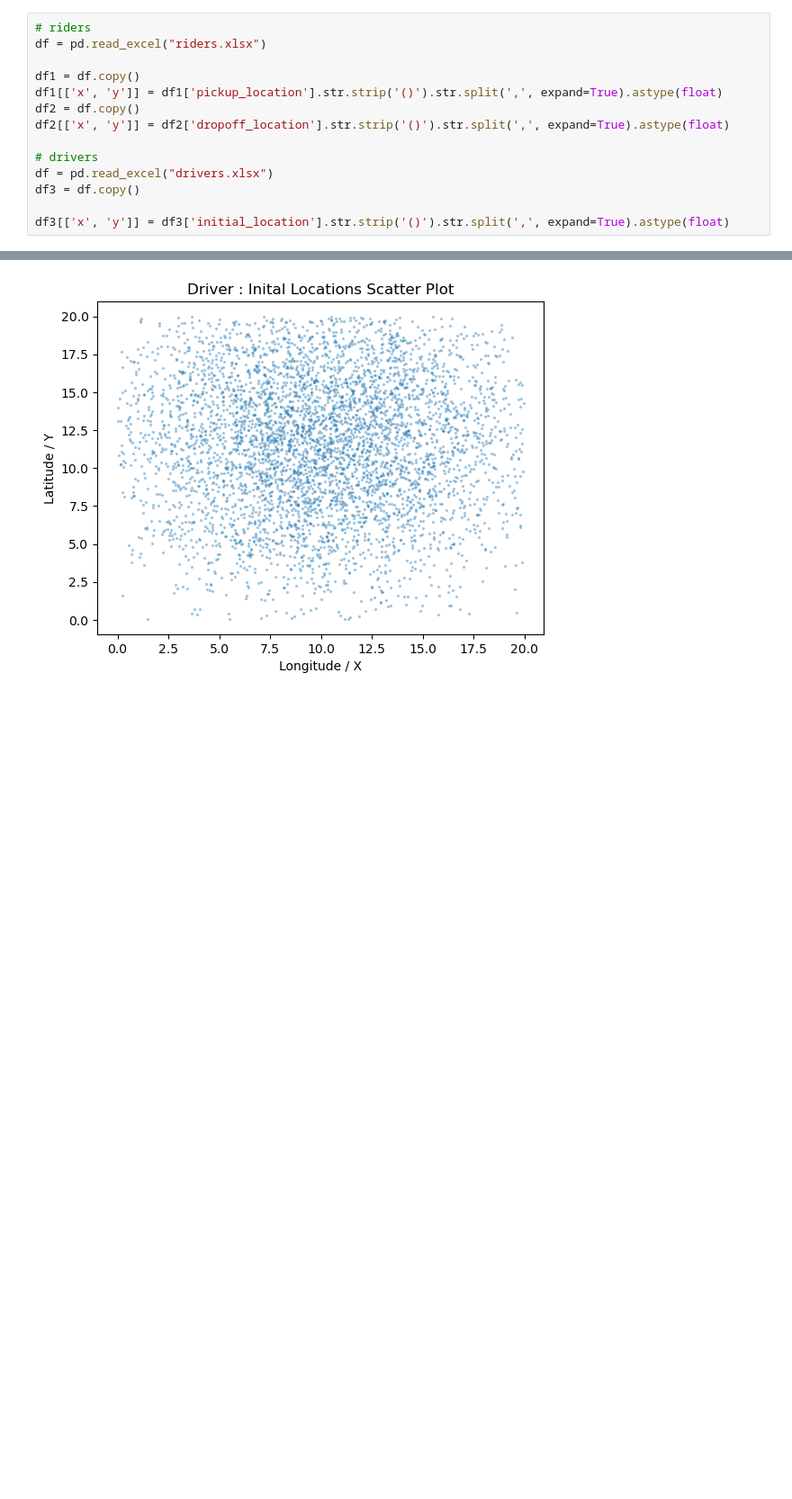
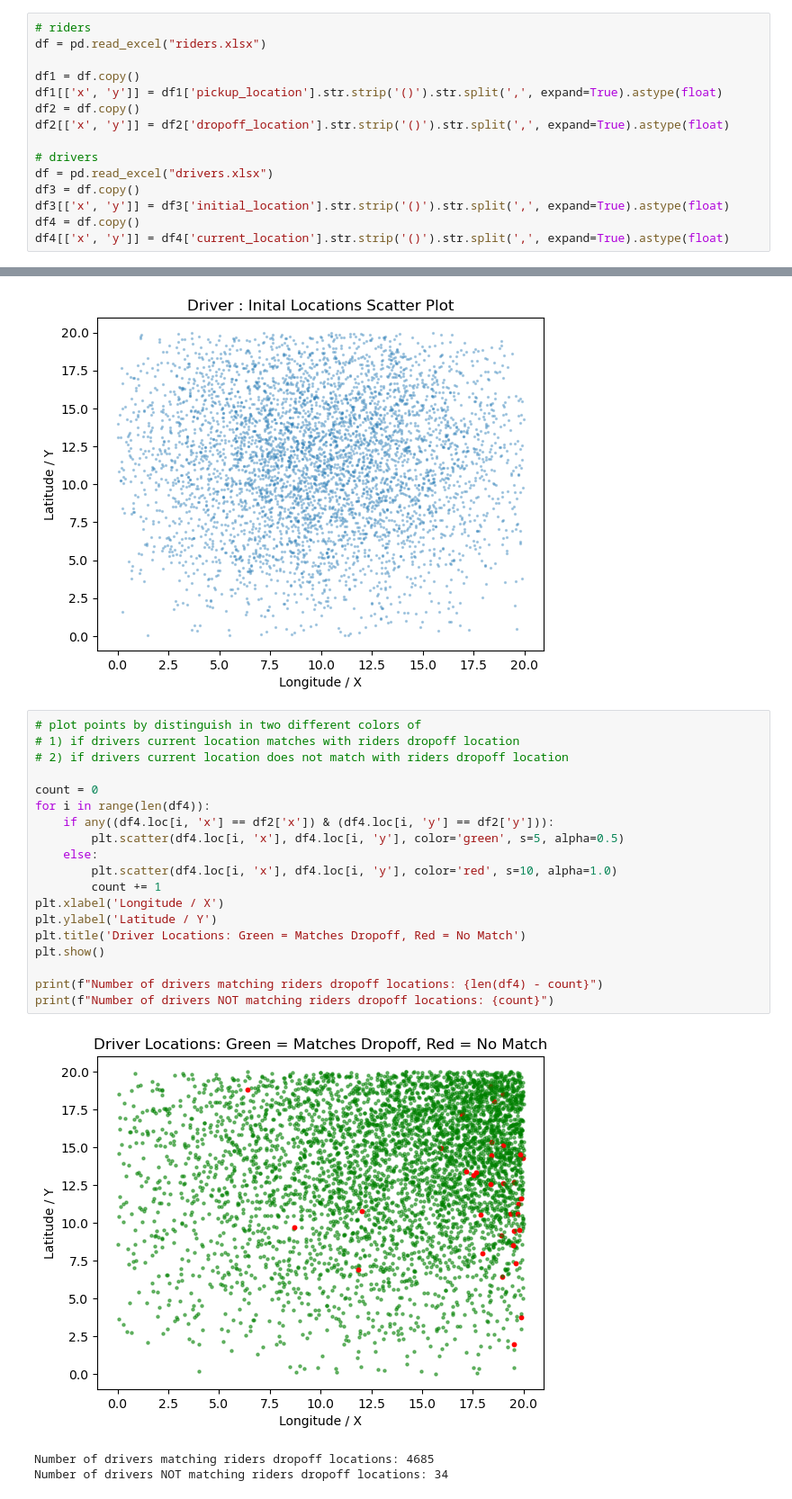
Before and after one commit to deep17upadhyay/Simulation-Project-1, a Jupyter notebook: coordinates_plots.ipynb, the cells around one changed output, grey strips where cells are left out. Shown at 90% size. Cells and saved outputs as stored; diff of their text form; blank space fills up the shorter version.

```diff
--- a/coordinates_plots.ipynb
+++ b/coordinates_plots.ipynb
@@ -13,8 +13,9 @@ df2[['x', 'y']] = df2['dropoff_location'].str.strip('()').str.split(',', expand=
 # drivers
 df = pd.read_excel("drivers.xlsx")
 df3 = df.copy()
-
 df3[['x', 'y']] = df3['initial_location'].str.strip('()').str.split(',', expand=True).astype(float)
+df4 = df.copy()
+df4[['x', 'y']] = df4['current_location'].str.strip('()').str.split(',', expand=True).astype(float)
 # %%
 # Scatter plot next to each other
 plt.figure(figsize=(12, 6))
@@ -110,3 +110,26 @@ plt.title('Driver : Inital Locations Scatter Plot')
 plt.show()
 # %% [output]
 [figure]
+# %%
+# plot points by distinguish in two different colors of
+# 1) if drivers current location matches with riders dropoff location
+# 2) if drivers current location does not match with riders dropoff location
+
+count = 0
+for i in range(len(df4)):
+    if any((df4.loc[i, 'x'] == df2['x']) & (df4.loc[i, 'y'] == df2['y'])):
+        plt.scatter(df4.loc[i, 'x'], df4.loc[i, 'y'], color='green', s=5, alpha=0.5)
+    else:
+        plt.scatter(df4.loc[i, 'x'], df4.loc[i, 'y'], color='red', s=10, alpha=1.0)
+        count += 1
+plt.xlabel('Longitude / X')
+plt.ylabel('Latitude / Y')
+plt.title('Driver Locations: Green = Matches Dropoff, Red = No Match')
+plt.show()
+
+print(f"Number of drivers matching riders dropoff locations: {len(df4) - count}")
+print(f"Number of drivers NOT matching riders dropoff locations: {count}")
+# %% [output]
+[figure, added]
+Number of drivers matching riders dropoff locations: 4685
+Number of drivers NOT matching riders dropoff locations: 34
```
Also changed, not shown: parts of 1 cell of this notebook.
